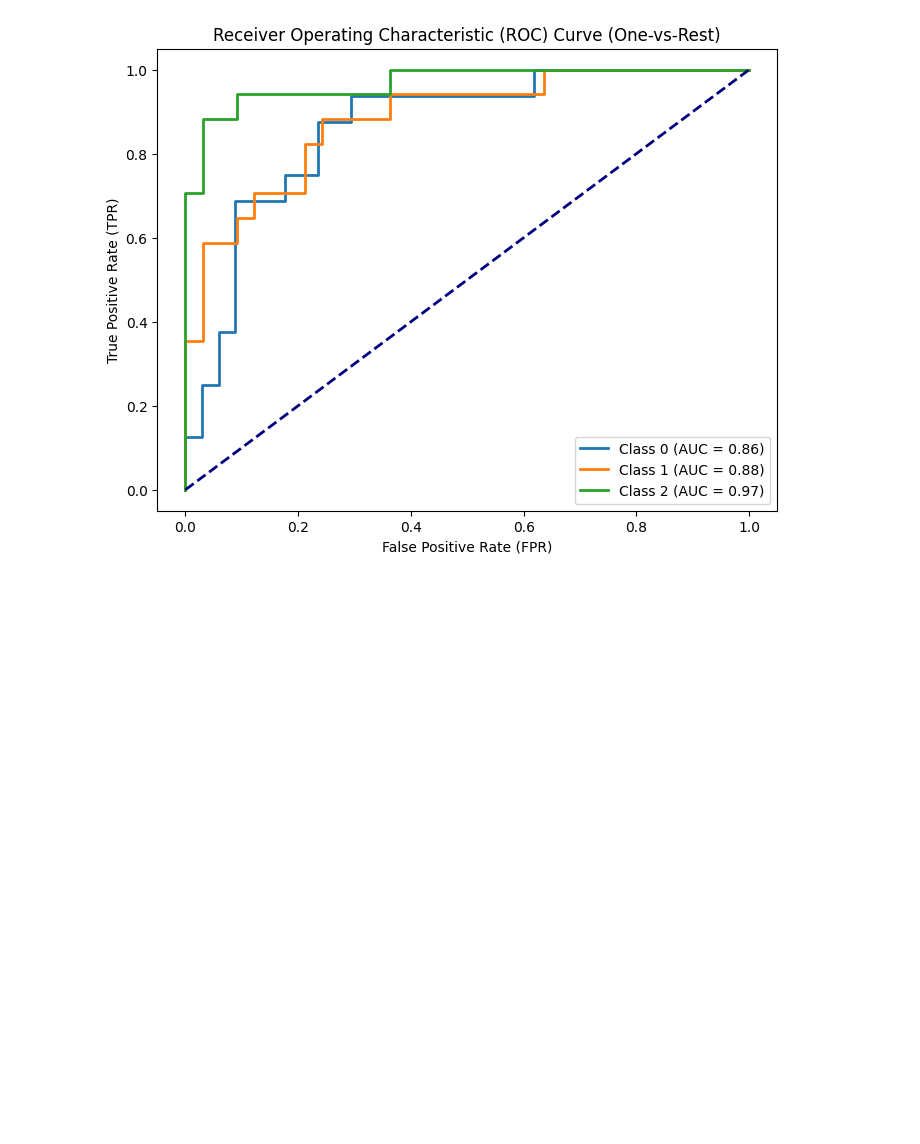
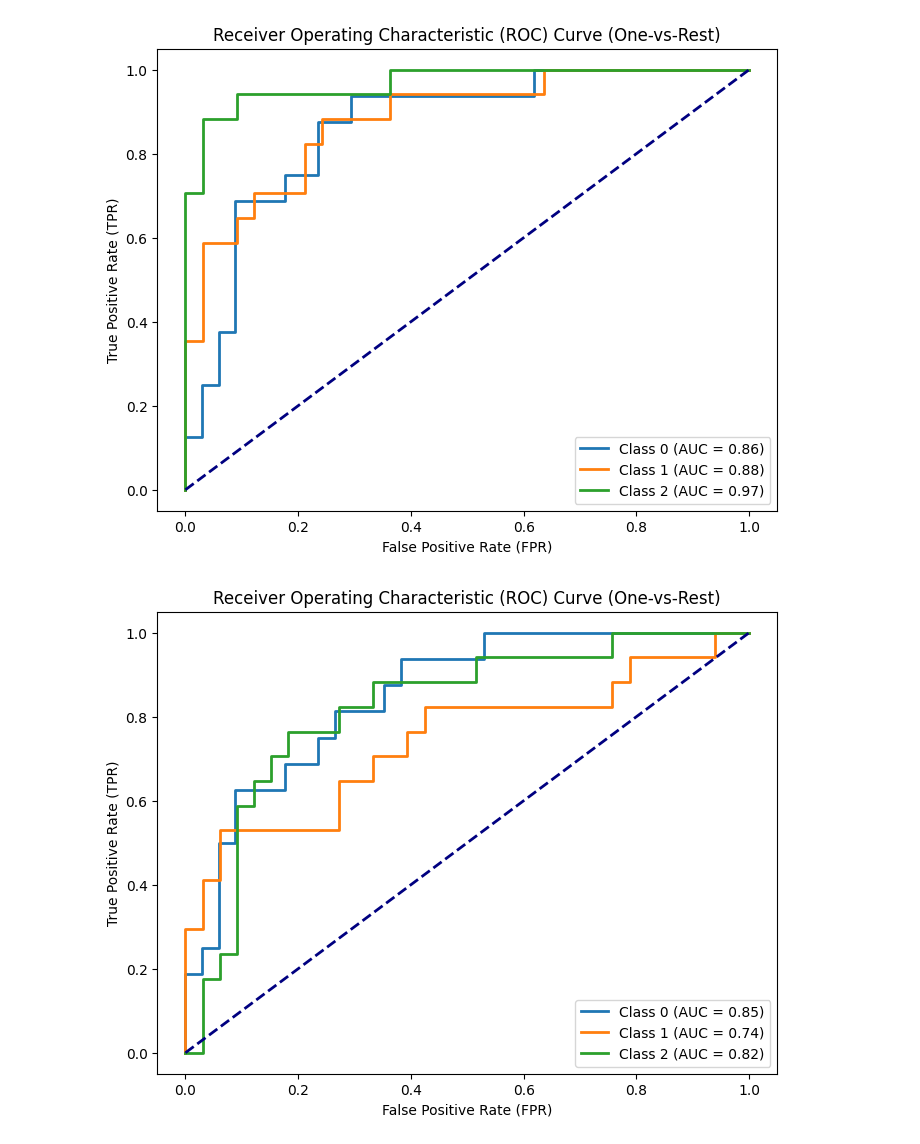
Before and after one commit to Malsory/NPF_project_urban, a Jupyter notebook: NPF_project_urban/gbm_tuned/gbm_tuned.ipynb, the cells around one changed output. Cells and saved outputs as stored; diff of their text form; code cells hidden in the pictures; blank space fills up the shorter version.

```diff
--- a/NPF_project_urban/gbm_tuned/gbm_tuned.ipynb
+++ b/NPF_project_urban/gbm_tuned/gbm_tuned.ipynb
@@ -315,3 +315,69 @@ plt.legend(loc='lower right')
 plt.savefig('gbm_tuned_ROC_smote_all.png', dpi=300)
 # %% [output]
 [figure]
+# %%
+df_selected = df_orig[["RH", "temperature", "SRAD", "day.type"]].copy()
+df = df_selected
+# Split dataset
+X = df.drop(columns=["day.type"])
+y = df["day.type"]
+
+smote = SMOTE(sampling_strategy='auto')
+X, y = smote.fit_resample(X, y)
+
+# Unpack results
+avg_metrics, model, y_test, X_test, metrics_dict, predictions_2 = train_model(X=X, y=y)
+
+feature_importances = model.feature_importances_
+feature_importance_df = pd.DataFrame({'Feature': X.columns, 'Importance': feature_importances})
+feature_importance_df = feature_importance_df.sort_values(by='Importance', ascending=False)
+
+
+# Redirect stdout to a file
+with open('gbm_tuned_t_rh_srad.txt', 'w') as file:
+    sys.stdout = file
+    print("Test accuracy", avg_metrics['test_accuracy'])
+    print("Test precision", avg_metrics['test_precision'])
+    print("Test recall", avg_metrics['test_recall'])
+    print("Test roc_auc", avg_metrics['test_roc_auc'])
+    print("Test f1", avg_metrics['test_f1'])
+    print('-------------------------------------------------------------------------------')
+    print("Train accuracy", avg_metrics['train_accuracy'])
+    print("Train precision", avg_metrics['train_precision'])
+    print("Train recall", avg_metrics['train_recall'])
+    print("Train roc_auc", avg_metrics['train_roc_auc'])
+    print("Train f1", avg_metrics['train_f1'])
+    print('-------------------------------------------------------------------------------')
+    for i in range(len(metrics_dict['test_accuracy'])):
+        print(f"Fold {i+1} - Test Accuracy: {metrics_dict['test_accuracy'][i]:.4f}, Test Precision: {metrics_dict['test_precision'][i]:.4f}, Test Recall: {metrics_dict['test_recall'][i]:.4f}")
+    print('-------------------------------------------------------------------------------')
+    print("Feature Importance:")
+    print(feature_importance_df)
+    # Reset stdout back to the console
+    sys.stdout = sys.__stdout__
+
+# Calculate ROC curve for each class
+fpr = dict()
+tpr = dict()
+roc_auc = dict()
+
+# Convert y_test to one-hot encoding
+y_test_onehot = pd.get_dummies(y_test)
+# Calculate ROC curve for each class
+for i in range(len(model.classes_)):
+    fpr[i], tpr[i], _ = roc_curve(y_test_onehot.iloc[:, i], predictions_2[:, i])
+    roc_auc[i] = auc(fpr[i], tpr[i])
+# Plot ROC curves for each class
+plt.figure(figsize=(8, 6))
+for i in range(len(model.classes_)):
+    plt.plot(fpr[i], tpr[i], lw=2, label=f'Class {model.classes_[i]} (AUC = {roc_auc[i]:.2f})')
+
+plt.plot([0, 1], [0, 1], color='navy', lw=2, linestyle='--')
+plt.xlabel('False Positive Rate (FPR)')
+plt.ylabel('True Positive Rate (TPR)')
+plt.title('Receiver Operating Characteristic (ROC) Curve (One-vs-Rest)')
+plt.legend(loc='lower right')
+# plt.show()
+plt.savefig('gbm_tuned_ROC_t_rh_srad.png', dpi=300)
+# %% [output]
+[figure, added]
```
Also changed, not shown: 6 other files.
